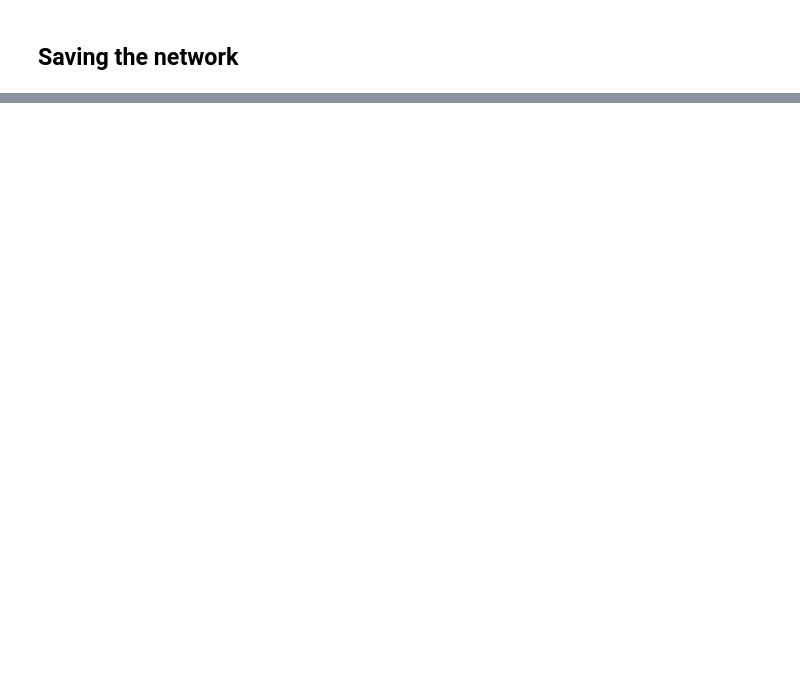
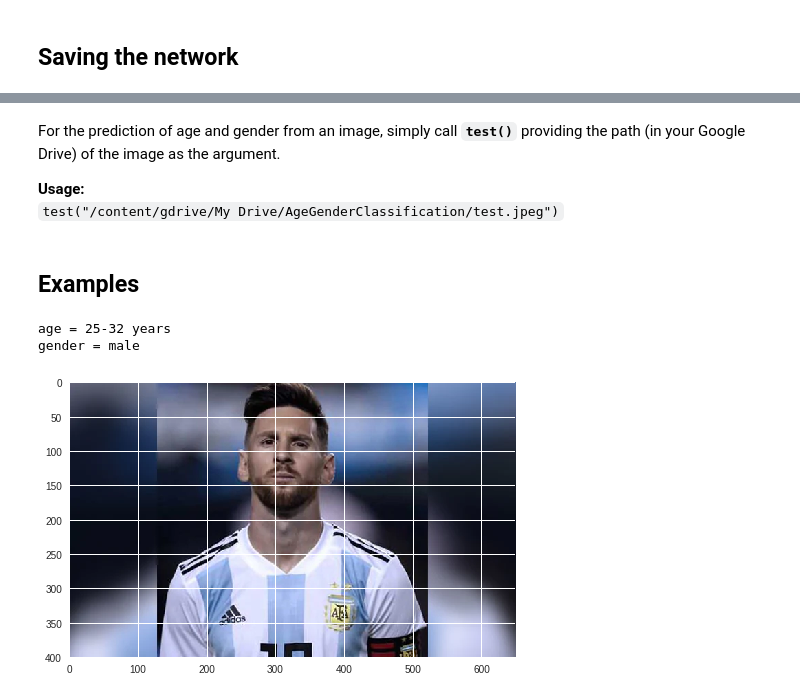
Before and after one commit to droidadroit/age-and-gender-classification, a Jupyter notebook: AgeGender.ipynb, the cells around one changed output, grey strips where cells are left out. Saved outputs shown, nothing was run; the diff lists cells and outputs as text; code cells hidden in the pictures; blank space fills up the shorter version.

```diff
--- a/AgeGender.ipynb
+++ b/AgeGender.ipynb
@@ -342,6 +363,0 @@ def choose_best_model(c, fold, train_transform_index, validation_loss):
-# %%
-def get_best_model_filename(c, fold, train_transform_index):
-    start_of_filename = f'{fold}_{c}_train_{train_transform_index}_checkpoint'
-    for file in os.listdir(PATH_TO_MODELS):
-        if file.startswith(start_of_filename):
-            return file
@@ -419,0 +487,7 @@ print(error)
+# %%
+def get_best_model_filename(c):
+    def fn_filter(file):
+        file_split = file.split('_')
+        return True if (len(file_split) == 6 and file_split[1] == c) else False
+
+    return list(filter(fn_filter, os.listdir(PATH_TO_MODELS)))[0]
@@ -419,0 +622,5 @@ print(error)
+# %% [markdown]
+For the prediction of age and gender from an image, simply call **`test()`** providing the path (in your Google Drive) of the image as the argument.
+
+**Usage:**
+`test("/content/gdrive/My Drive/AgeGenderClassification/test.jpeg")`
@@ -419,0 +640,29 @@ print(error)
+# %%
+def test_on_a_class(c, image_tensor):
+    with torch.no_grad():
+        net = Net().to(device)
+        filename = get_best_model_filename(c)
+        net.load_state_dict(torch.load(f'{PATH_TO_MODELS}/{filename}'))
+        net.eval()
+        output = net(image_tensor)
+        output = torch.max(output, 1)[1].to(device)
+        result = f'{c} = {mapping[output.item()]}'
+
+    return result
+# %%
+def test(path):
+    image = Image.open(path)
+    plt.imshow(image)
+    image = transforms.Compose(transforms_dict['test'][0])(image)
+    image.unsqueeze_(0)
+    image = image.to(device)
+    print(test_on_a_class('age', image));
+    print(test_on_a_class('gender', image))
+# %% [markdown]
+## Examples
+# %%
+test("/content/gdrive/My Drive/AgeGenderClassification/test2.jpg")
+# %% [output]
+age = 25-32 years
+gender = male
+[figure, added]
```
Also changed, not shown: parts of 71 cells of this notebook.
